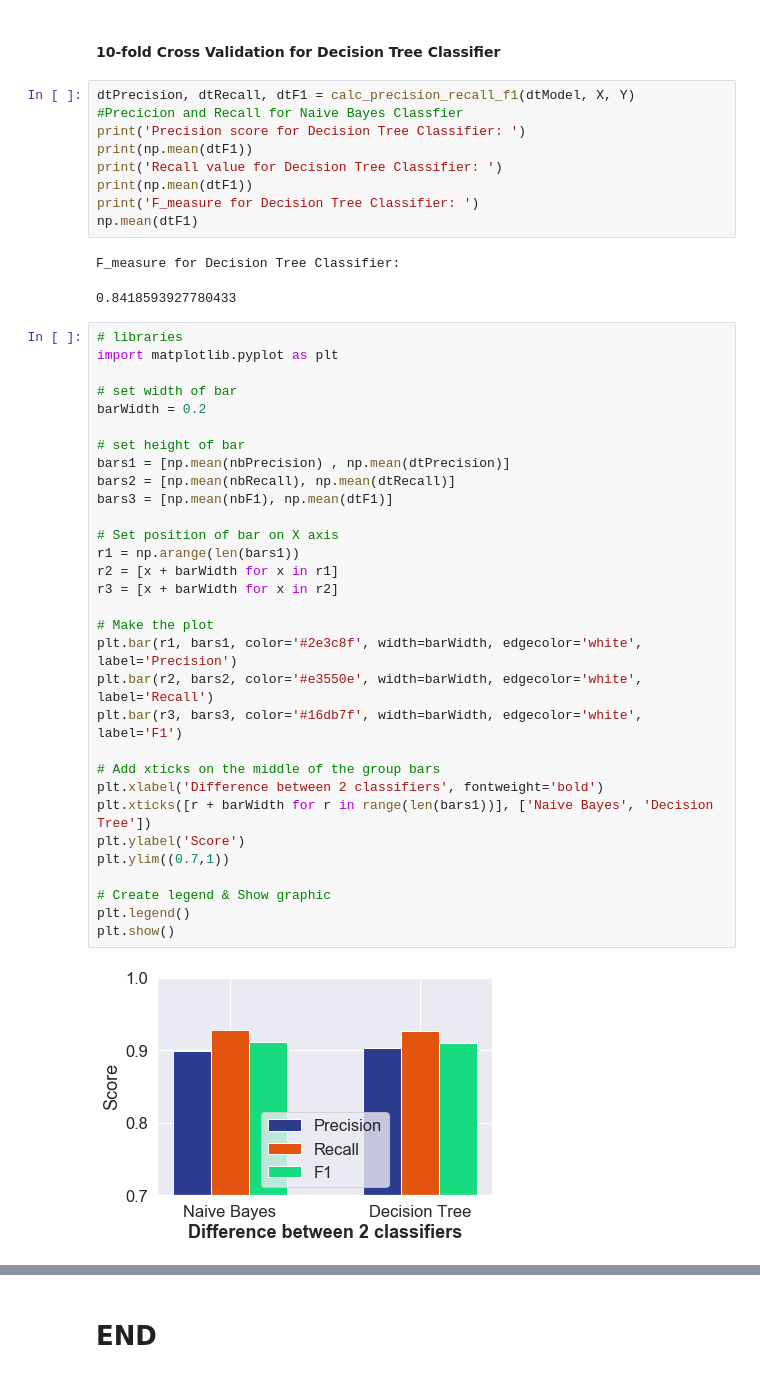
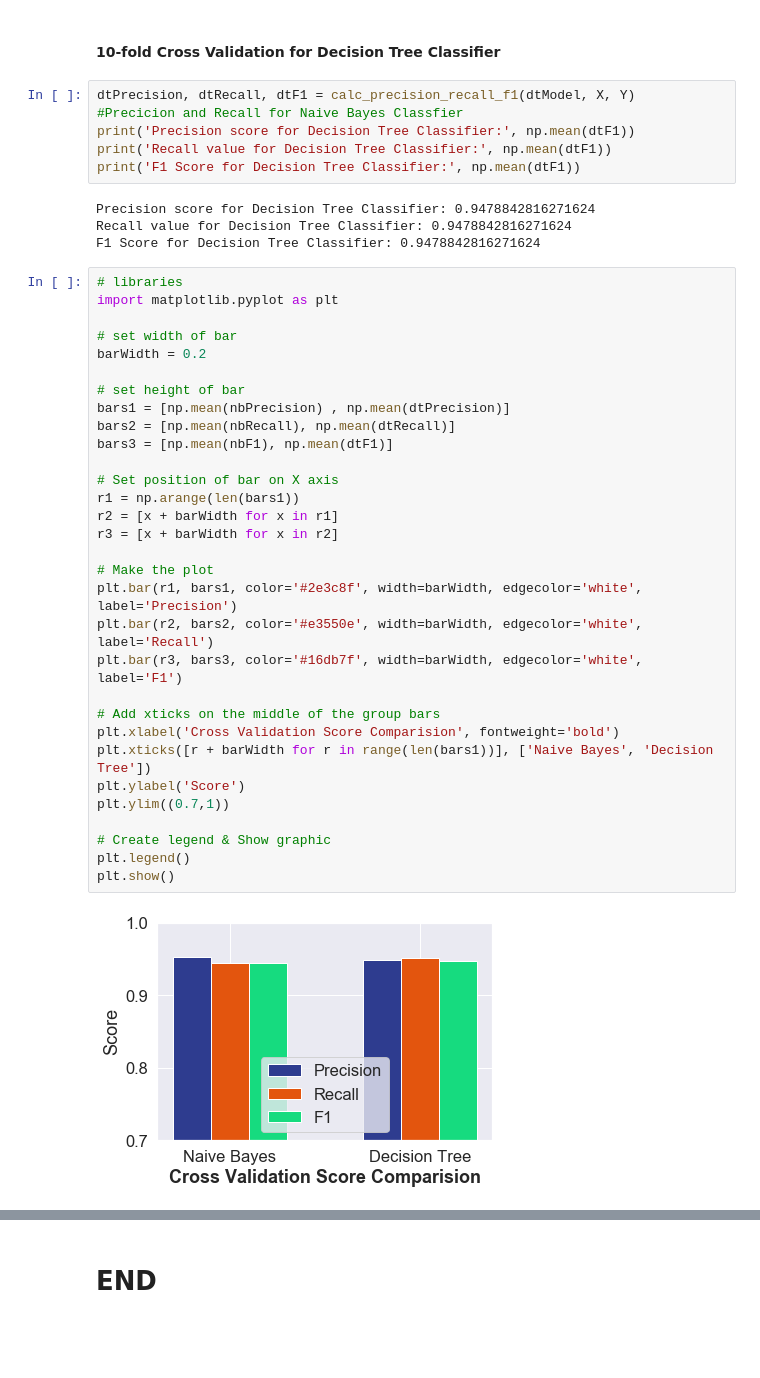
Before and after one commit to tranduckhoatcu/Data-Mining-Assignment, a Jupyter notebook: Data Mining Assignment.ipynb, the cells around one changed output, grey strips where cells are left out. Saved outputs shown, nothing was run; the diff lists cells and outputs as text; blank space fills up the shorter version.

```diff
--- a/Data Mining Assignment.ipynb
+++ b/Data Mining Assignment.ipynb
@@ -616,46 +614,44 @@ F_measure value for Naive Bayes Classifier:
 #### 10-fold Cross Validation for Decision Tree Classifier
 # %%
 dtPrecision, dtRecall, dtF1 = calc_precision_recall_f1(dtModel, X, Y)    #Precicion and Recall for Naive Bayes Classfier
-print('Precision score for Decision Tree Classifier: ')
-print(np.mean(dtF1))
-print('Recall value for Decision Tree Classifier: ')
-print(np.mean(dtF1))
-print('F_measure for Decision Tree Classifier: ')
-np.mean(dtF1)
+print('Precision score for Decision Tree Classifier:', np.mean(dtF1))
+print('Recall value for Decision Tree Classifier:', np.mean(dtF1))
+print('F1 Score for Decision Tree Classifier:', np.mean(dtF1))
 # %% [output]
-F_measure for Decision Tree Classifier:
+Precision score for Decision Tree Classifier: 0.9478842816271624
+Recall value for Decision Tree Classifier: 0.9478842816271624
+F1 Score for Decision Tree Classifier: 0.9478842816271624
-0.8418593927780433
 # %%
 # libraries
 import matplotlib.pyplot as plt
 
 # set width of bar
 barWidth = 0.2
 
 # set height of bar
 bars1 = [np.mean(nbPrecision) , np.mean(dtPrecision)]
 bars2 = [np.mean(nbRecall), np.mean(dtRecall)]
 bars3 = [np.mean(nbF1), np.mean(dtF1)]
 
 # Set position of bar on X axis
 r1 = np.arange(len(bars1))
 r2 = [x + barWidth for x in r1]
 r3 = [x + barWidth for x in r2]
 
 # Make the plot
 plt.bar(r1, bars1, color='#2e3c8f', width=barWidth, edgecolor='white', label='Precision')
 plt.bar(r2, bars2, color='#e3550e', width=barWidth, edgecolor='white', label='Recall')
 plt.bar(r3, bars3, color='#16db7f', width=barWidth, edgecolor='white', label='F1')
 
 # Add xticks on the middle of the group bars
-plt.xlabel('Difference between 2 classifiers', fontweight='bold')
+plt.xlabel('Cross Validation Score Comparision', fontweight='bold')
 plt.xticks([r + barWidth for r in range(len(bars1))], ['Naive Bayes', 'Decision Tree'])
 plt.ylabel('Score')
 plt.ylim((0.7,1))
 
 # Create legend & Show graphic
 plt.legend()
 plt.show()
 # %% [output]
-[figure, old version]
+[figure, new version]
 # %% [markdown]
```
Also changed, not shown: parts of 9 cells of this notebook, 2 other files.
